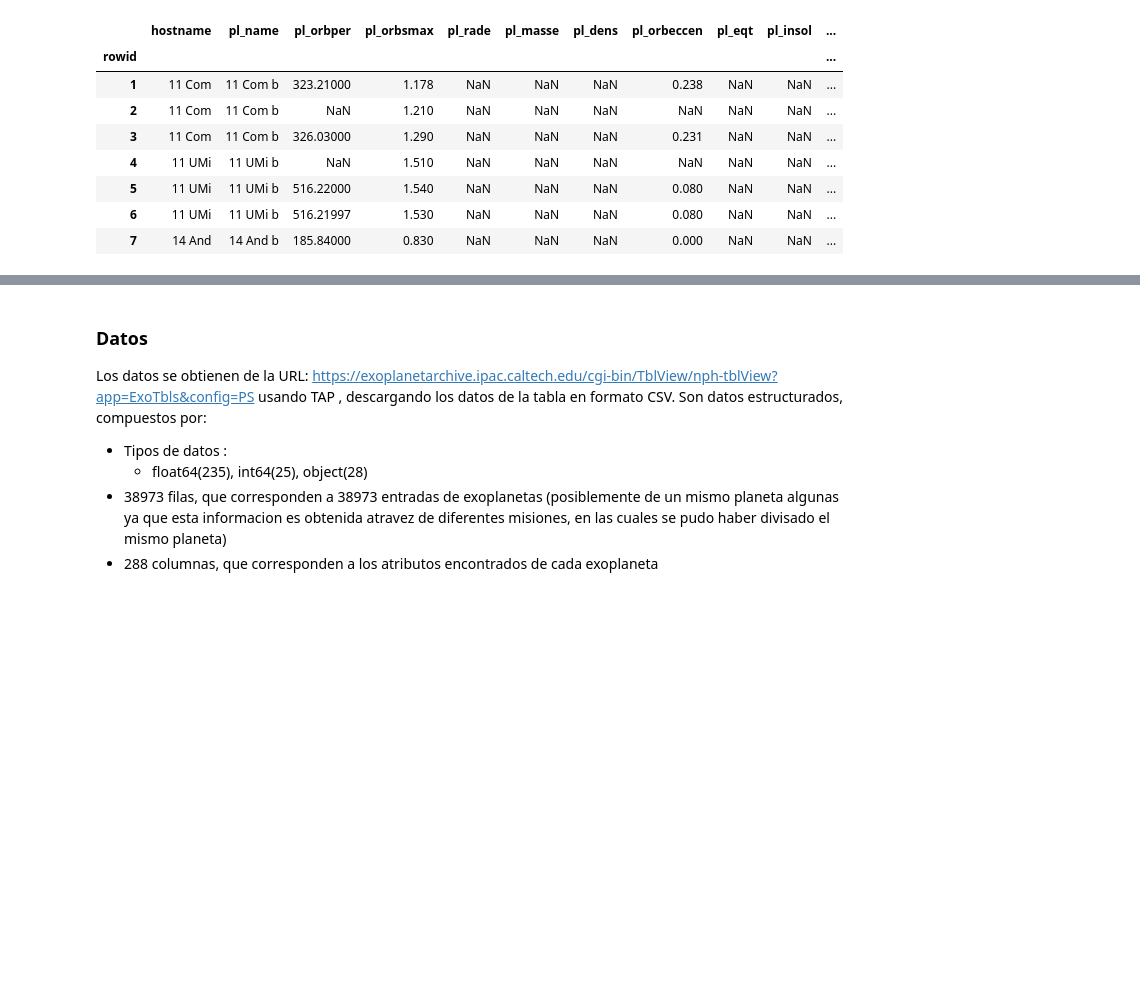
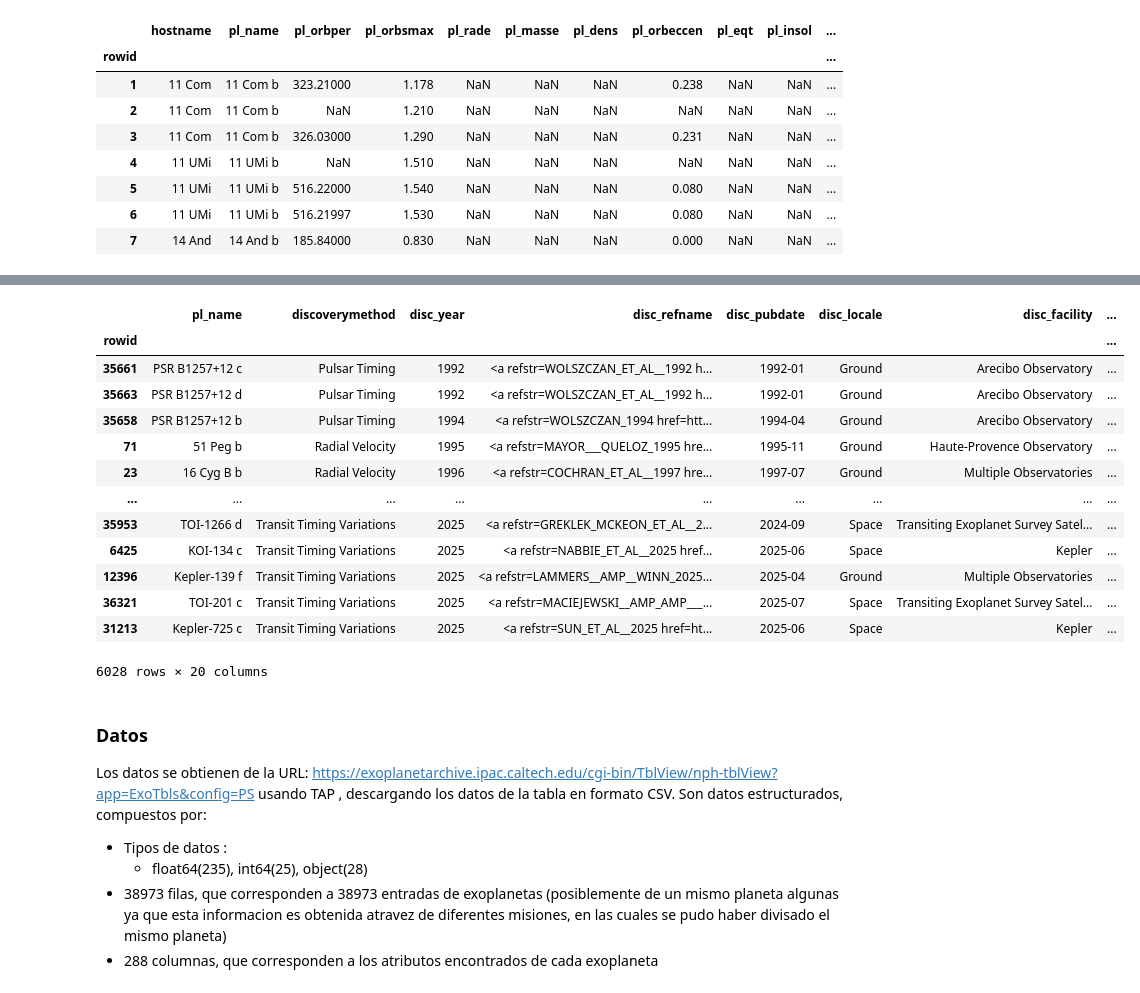
Before and after one commit to raylovesmusic/IMT2200-Proyecto-Grupal-A.R.D.E, a Jupyter notebook: notebooks/entrega_rubrica.ipynb, the cells around one changed output, grey strips where cells are left out. Cells and saved outputs as stored; diff of their text form; code cells hidden in the pictures; blank space fills up the shorter version.

```diff
--- a/notebooks/entrega_rubrica.ipynb
+++ b/notebooks/entrega_rubrica.ipynb
@@ -147,3 +159,24 @@ df_discovery.head(7)
+# %%
+discovery_time = df_discovery.drop_duplicates(subset= ['pl_name'], keep='last').sort_values(by= ['disc_year', 'discoverymethod'], ascending=True)
+discovery_time
+#Mi idea es con este df plotear un grafico de barras que en el eje x tenga el año de descubrimiento, y que el eje y sea la
+#cantidad de planetas descubiertos por año, pero clasificados por método de descubrimiento. Se me ocurre que podría ser un gráfico de barras
+#multiples y que cada barra tenga un color según el método de descubrimiento.
+# %% [output]
+|  | pl_name | discoverymethod | disc_year | disc_refname | disc_pubdate | disc_locale | disc_facility | ... |
+| rowid |  |  |  |  |  |  |  | ... |
+| 35661 | PSR B1257+12 c | Pulsar Timing | 1992 | <a refstr=WOLSZCZAN_ET_AL__1992 h... | 1992-01 | Ground | Arecibo Observatory | ... |
+| 35663 | PSR B1257+12 d | Pulsar Timing | 1992 | <a refstr=WOLSZCZAN_ET_AL__1992 h... | 1992-01 | Ground | Arecibo Observatory | ... |
+| 35658 | PSR B1257+12 b | Pulsar Timing | 1994 | <a refstr=WOLSZCZAN_1994 href=htt... | 1994-04 | Ground | Arecibo Observatory | ... |
+| 71 | 51 Peg b | Radial Velocity | 1995 | <a refstr=MAYOR___QUELOZ_1995 hre... | 1995-11 | Ground | Haute-Provence Observatory | ... |
+| 23 | 16 Cyg B b | Radial Velocity | 1996 | <a refstr=COCHRAN_ET_AL__1997 hre... | 1997-07 | Ground | Multiple Observatories | ... |
+| ... | ... | ... | ... | ... | ... | ... | ... | ... |
+| 35953 | TOI-1266 d | Transit Timing Variations | 2025 | <a refstr=GREKLEK_MCKEON_ET_AL__2... | 2024-09 | Space | Transiting Exoplanet Survey Satel... | ... |
+| 6425 | KOI-134 c | Transit Timing Variations | 2025 | <a refstr=NABBIE_ET_AL__2025 href... | 2025-06 | Space | Kepler | ... |
+| 12396 | Kepler-139 f | Transit Timing Variations | 2025 | <a refstr=LAMMERS__AMP__WINN_2025... | 2025-04 | Ground | Multiple Observatories | ... |
+| 36321 | TOI-201 c | Transit Timing Variations | 2025 | <a refstr=MACIEJEWSKI__AMP_AMP___... | 2025-07 | Space | Transiting Exoplanet Survey Satel... | ... |
+| 31213 | Kepler-725 c | Transit Timing Variations | 2025 | <a refstr=SUN_ET_AL__2025 href=ht... | 2025-06 | Space | Kepler | ... |
+6028 rows × 20 columns
 # %% [markdown]
 ### Datos
 
```
Also changed, not shown: parts of 5 cells of this notebook, 1 other file.
